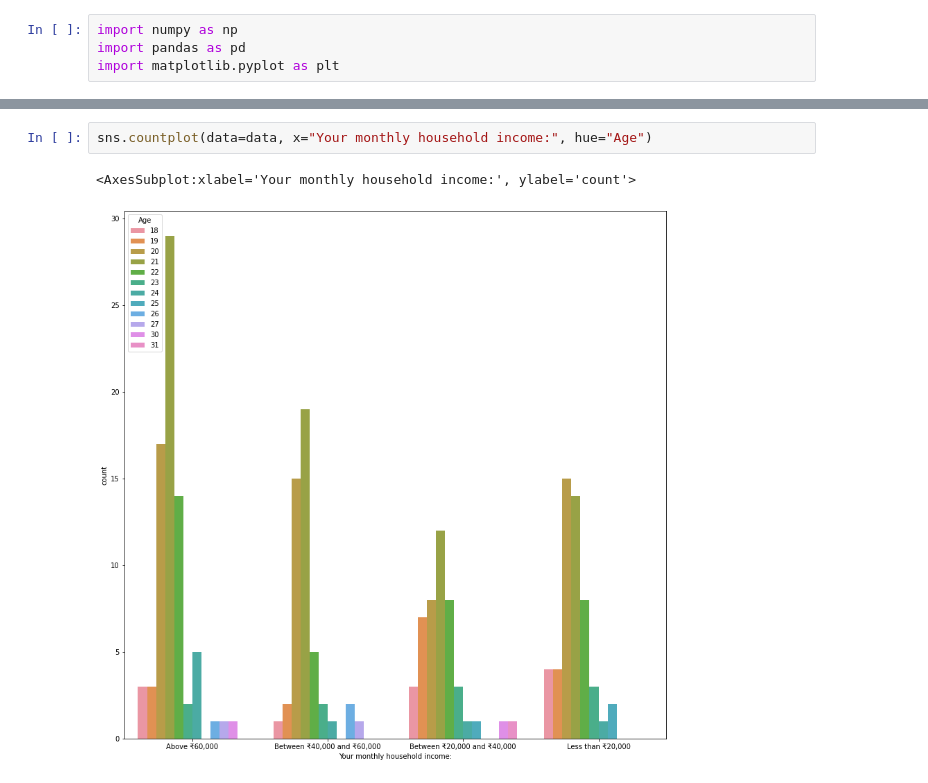
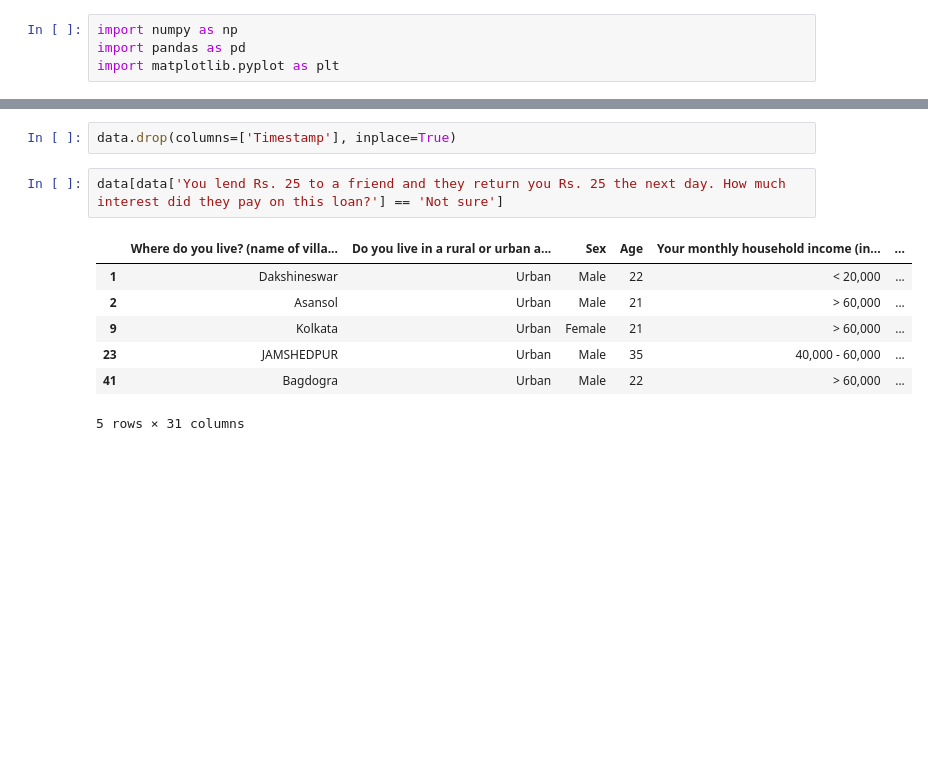
Before and after one commit to Roudranil/Financial-Literacy-project, a Jupyter notebook: eda.ipynb, the cells around one changed output, grey strips where cells are left out. Drawn from its saved outputs; the diff is of its cells as text; blank space fills up the shorter version.

```diff
--- a/eda.ipynb
+++ b/eda.ipynb
@@ -56,5 +17,12 @@ sns.countplot(data=data, x="Where do you study?", hue="Sex")
-# %%
-sns.countplot(data=data, x="Your monthly household income:", hue="Age")
-# %% [output]
-<AxesSubplot:xlabel='Your monthly household income:', ylabel='count'>
-[figure, removed]
+# %%
+data.drop(columns=['Timestamp'], inplace=True)
+# %%
+data[data['You lend Rs. 25 to a friend and they return you Rs. 25 the next day. How much interest did they pay on this loan?'] == 'Not sure']
+# %% [output]
+|  | Where do you live? (name of villa... | Do you live in a rural or urban a... | Sex | Age | Your monthly household income (in... | ... |
+| 1 | Dakshineswar | Urban | Male | 22 | < 20,000 | ... |
+| 2 | Asansol | Urban | Male | 21 | > 60,000 | ... |
+| 9 | Kolkata | Urban | Female | 21 | > 60,000 | ... |
+| 23 | JAMSHEDPUR | Urban | Male | 35 | 40,000 - 60,000 | ... |
+| 41 | Bagdogra | Urban | Male | 22 | > 60,000 | ... |
+5 rows × 31 columns
```
Also changed, not shown: parts of 8 cells of this notebook.
